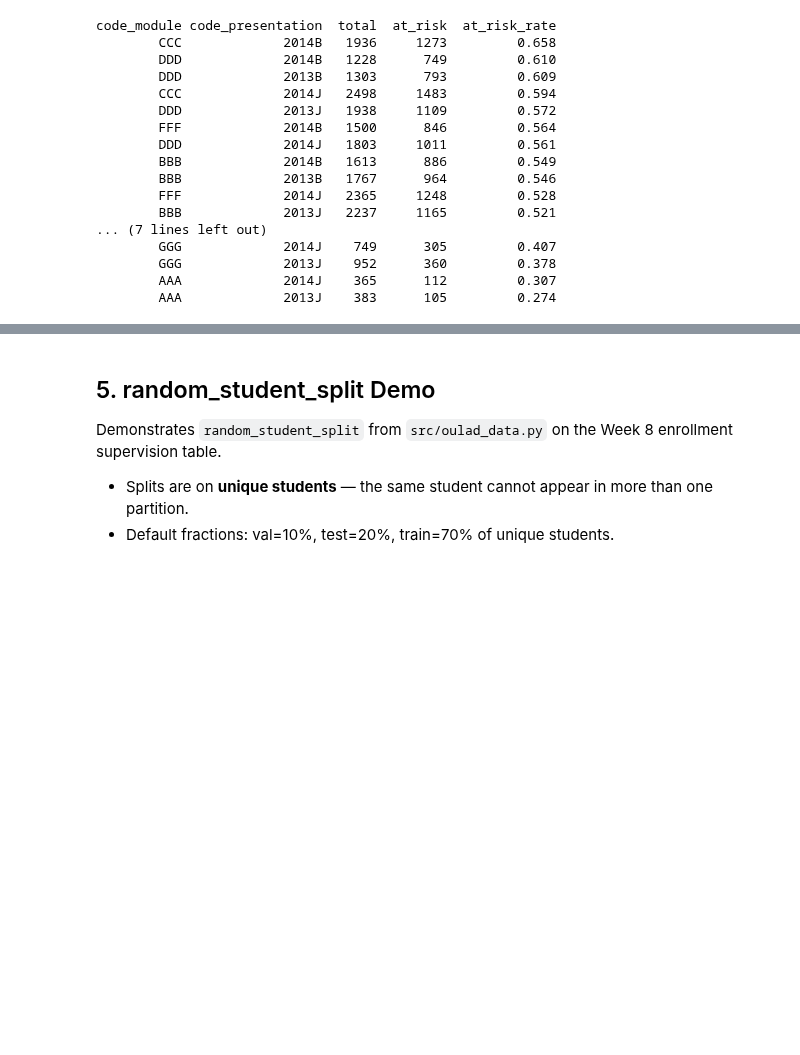
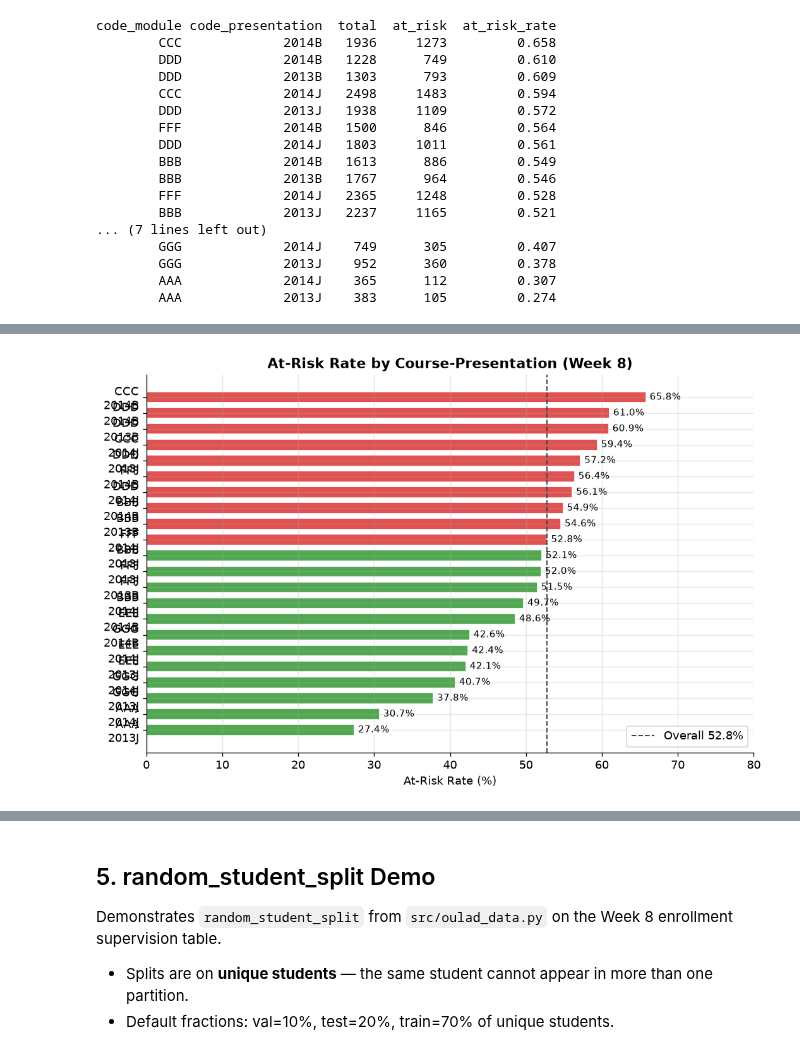
Before and after one commit to reyquiroz/OULAD_CourseAware, a Jupyter notebook: notebooks/OULAD_Graph_Analysis_Final.ipynb, the cells around one changed output, grey strips where cells are left out. Saved outputs shown, nothing was run; the diff lists cells and outputs as text; code cells hidden in the pictures; blank space fills up the shorter version.

```diff
--- a/notebooks/OULAD_Graph_Analysis_Final.ipynb
+++ b/notebooks/OULAD_Graph_Analysis_Final.ipynb
@@ -168,3 +168,21 @@ code_module code_presentation  total  at_risk  at_risk_rate
         GGG             2013J    952      360         0.378
         AAA             2014J    365      112         0.307
         AAA             2013J    383      105         0.274
+# %%
+# Shared plot style for all visualizations
+import matplotlib.pyplot as plt
+import matplotlib.ticker as mticker
+import numpy as np
+
+plt.rcParams.update({
+    'figure.dpi': 120,
+    'axes.spines.top': False,
+    'axes.spines.right': False,
+    'axes.grid': True,
+    'grid.alpha': 0.3,
+    'font.size': 11,
+})
+ACCENT  = '#3b82d4'
+ATRISK  = '#e05252'   # at-risk
+SUCCESS = '#52a852'   # success
+print('Plot style configured.')
@@ -170,0 +196,23 @@ code_module code_presentation  total  at_risk  at_risk_rate
+# %%
+fig, ax = plt.subplots(figsize=(9, 6))
+
+ld = label_dist.sort_values('at_risk_rate')
+labels = ld['code_module'] + '\n' + ld['code_presentation']
+colors = [ATRISK if r >= 0.528 else SUCCESS for r in ld['at_risk_rate']]
+
+bars = ax.barh(labels, ld['at_risk_rate'] * 100, color=colors, edgecolor='white', height=0.7)
+ax.axvline(52.8, color='#444', linewidth=1.2, linestyle='--', label='Overall 52.8%')
+
+for bar, val in zip(bars, ld['at_risk_rate'] * 100):
+    ax.text(val + 0.5, bar.get_y() + bar.get_height()/2,
+            f'{val:.1f}%', va='center', fontsize=9)
+
+ax.set_xlabel('At-Risk Rate (%)')
+ax.set_title('At-Risk Rate by Course-Presentation (Week 8)', fontweight='bold')
+ax.legend()
+ax.set_xlim(0, 80)
+plt.tight_layout()
+plt.savefig(PROJECT_ROOT / 'results/graph/artifacts/viz_atrisk_by_course.png', bbox_inches='tight')
+plt.show()
+# %% [output]
+[figure, added]
```
Also changed, not shown: parts of 18 cells of this notebook, 8 other files.
